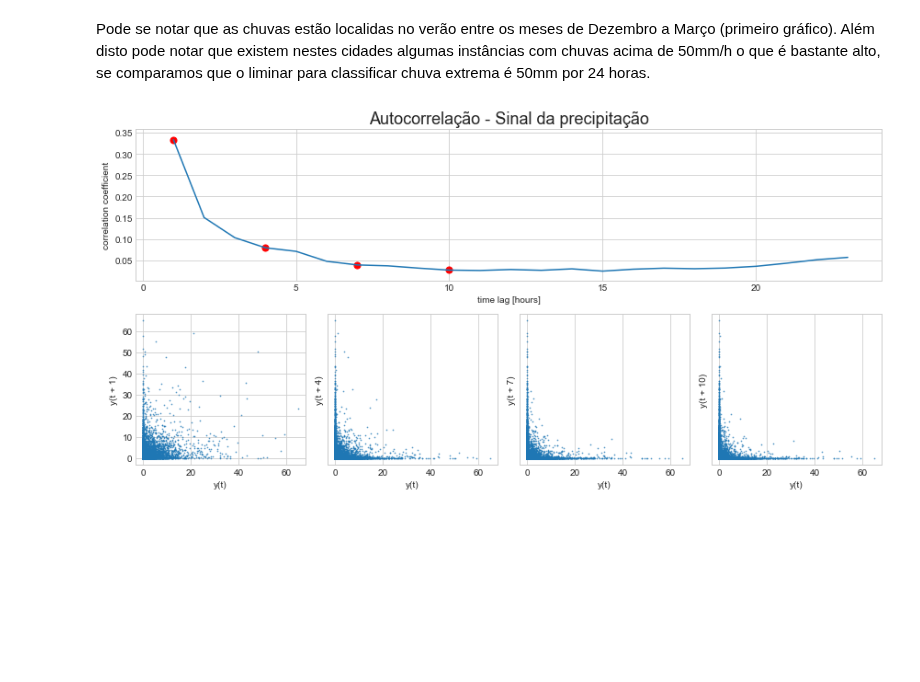
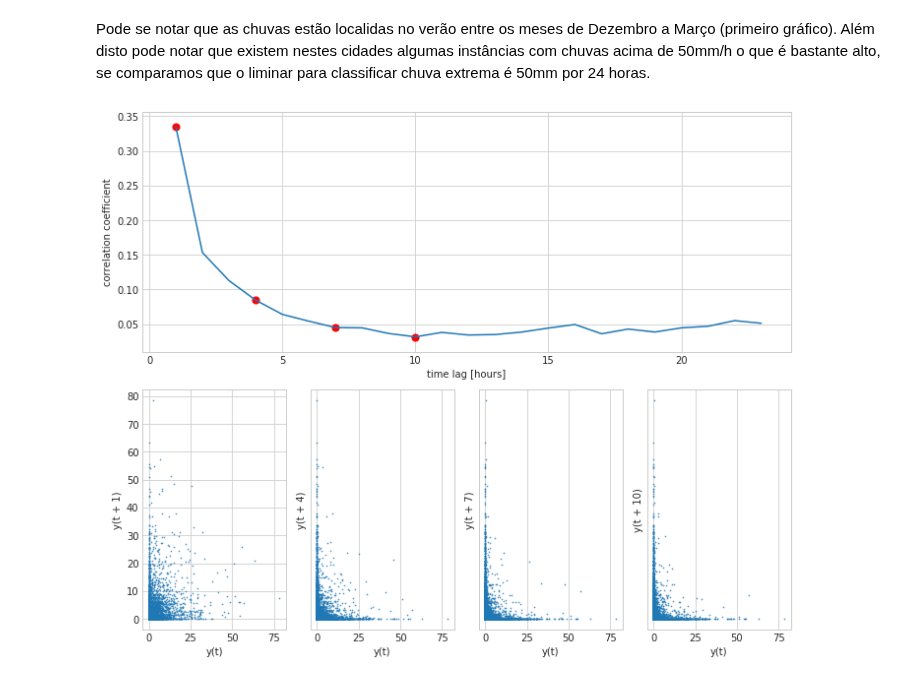
Before and after one commit to dedeco/bigclima-project, a Jupyter notebook: notebooks/graphs-zarate-auto-correlation.ipynb, the cells around one changed output. Cells and saved outputs as stored; diff of their text form; code cells hidden in the pictures; blank space fills up the shorter version.

```diff
--- a/notebooks/graphs-zarate-auto-correlation.ipynb
+++ b/notebooks/graphs-zarate-auto-correlation.ipynb
@@ -346,7 +351,7 @@ ax[3].set_xlabel('Tempo', fontsize=14);
 # %% [markdown]
 <p>Pode se notar que as chuvas estão localidas no verão entre os meses de Dezembro a Março (primeiro gráfico). Além disto pode notar que existem nestes cidades algumas instâncias com chuvas acima de 50mm/h o que é bastante alto, se comparamos que o liminar para classificar chuva extrema é 50mm por 24 horas.</p>
 # %%
-wsToShow = 'BARBACENA'
+wsToShow = 'BELO HOR. (PAMPULHA)'
 selectedLagPoints =  range(1,12,3)
 maxLagDays= 1
 # %%
@@ -356,28 +361,28 @@ import matplotlib.gridspec as gridspec
 # %%
 originalSignal = dfaux[wsToShow]
 # %%
-plt.figure(figsize=(12,6))
+plt.figure(figsize=(10,8))
 gs = gridspec.GridSpec(2, len(selectedLagPoints))
 axTopRow = plt.subplot(gs[0, :])
 axBottomRow = []
 for i in range(len(selectedLagPoints)):
     axBottomRow.append(plt.subplot(gs[1, i]))
 
 allTimeLags = np.arange(1,maxLagDays*24)
 autoCorr = [originalSignal.autocorr(lag=dt) for dt in allTimeLags]
 axTopRow.plot(allTimeLags,autoCorr);
-axTopRow.set_title(u'Autocorrelação - Sinal da precipitação', fontsize=18);
+#axTopRow.set_title(u'Autocorrelação - Sinal da precipitação', fontsize=18);
 axTopRow.set_xlabel('time lag [hours]'); axTopRow.set_ylabel('correlation coefficient')
 selectedAutoCorr = [originalSignal.autocorr(lag=dt) for dt in selectedLagPoints]
 axTopRow.scatter(x=selectedLagPoints, y=selectedAutoCorr, s=50, c='r')
 
 for i in range(len(selectedLagPoints)):
     lag_plot(originalSignal, lag=selectedLagPoints[i], s=0.5, alpha=0.7, ax=axBottomRow[i])
     if i >= 1:
         axBottomRow[i].set_yticks([],[])
 plt.tight_layout()
 # %% [output]
-[figure, old version]
+[figure, new version]
 # %%
 dfauxext = dfext
 dfauxext = dfauxext[(dfauxext['prov']=='MG')]
```
Also changed, not shown: parts of 14 cells of this notebook, 8 other files.
